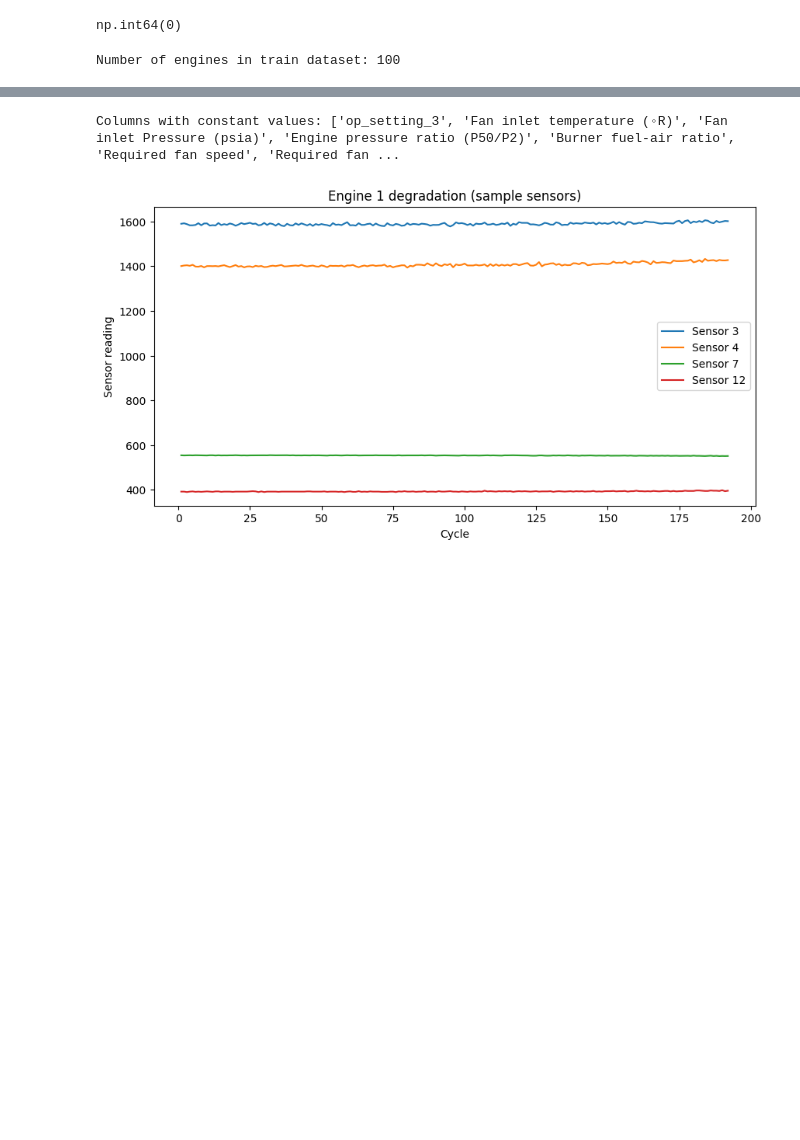
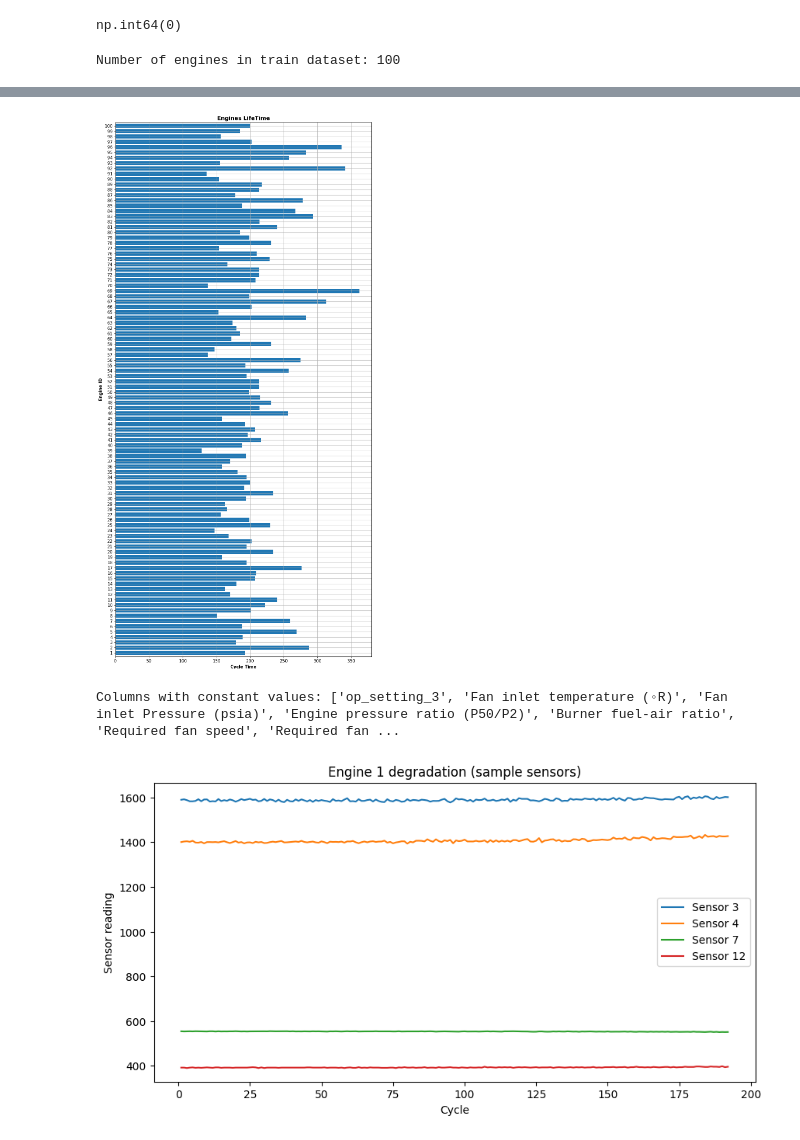
Before and after one commit to ml-graduation-project/ml-graduation-project, a Jupyter notebook: notebooks/Milestone 1/Exploratory Data Analysis.ipynb, the cells around one changed output, grey strips where cells are left out. Saved outputs shown, nothing was run; the diff lists cells and outputs as text; code cells hidden in the pictures; blank space fills up the shorter version.

Commit message:
added graph

```diff
--- a/notebooks/Milestone 1/Exploratory Data Analysis.ipynb
+++ b/notebooks/Milestone 1/Exploratory Data Analysis.ipynb
@@ -161,6 +161,20 @@ train.describe().T
 | Required fan conversion speed | 20631.0 | 100.000000 | 0.000000e+00 | 100.0000 | 100.0000 | 100.0000 | 100.0000 | 100.0000 |
 | High-pressure turbines Cool air flow | 20631.0 | 38.816271 | 1.807464e-01 | 38.1400 | 38.7000 | 38.8300 | 38.9500 | 39.4300 |
 | Low-pressure turbines Cool air flow | 20631.0 | 23.289705 | 1.082509e-01 | 22.8942 | 23.2218 | 23.2979 | 23.3668 | 23.6184 |
+# %%
+
+plt.figure(figsize=(10,20))
+ax=train.groupby('engine')['cycle'].max().plot(kind='barh',width=0.8, stacked=True,align='center',rot=0)
+plt.title('Engines LifeTime',fontweight='bold',size=14)
+plt.xlabel('Cycle Time',fontweight='bold',size=11)
+plt.xticks(size=11)
+plt.ylabel('Engine ID',fontweight='bold',size=11)
+plt.yticks(size=11)
+plt.grid()
+plt.tight_layout()
+plt.show()
+# %% [output]
+[figure, added]
 # %%
 #From the description of the dataframe we see some columns who seem to be constant (same min and max values) these wont help us so it is safe to drop them
 constant_cols = [col for col in train.columns if train[col].nunique() == 1]
```
